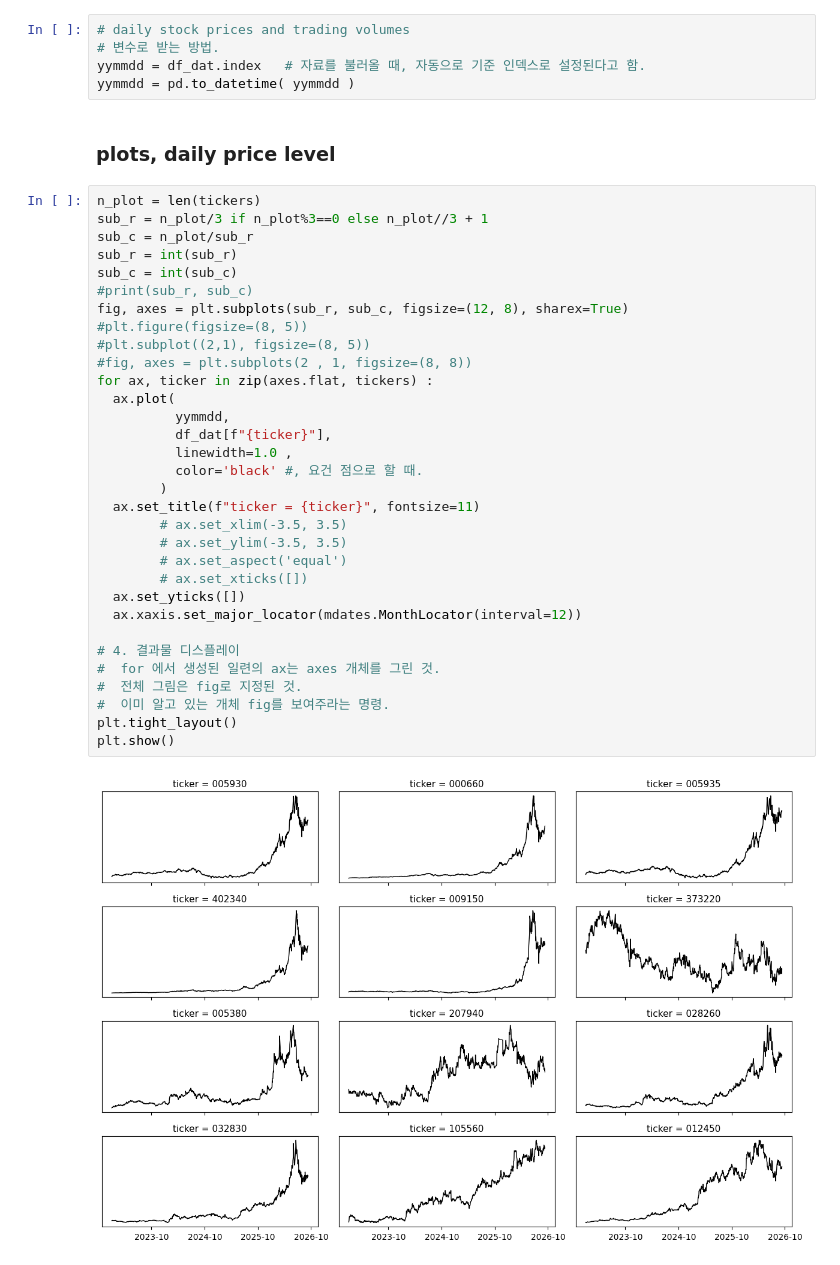
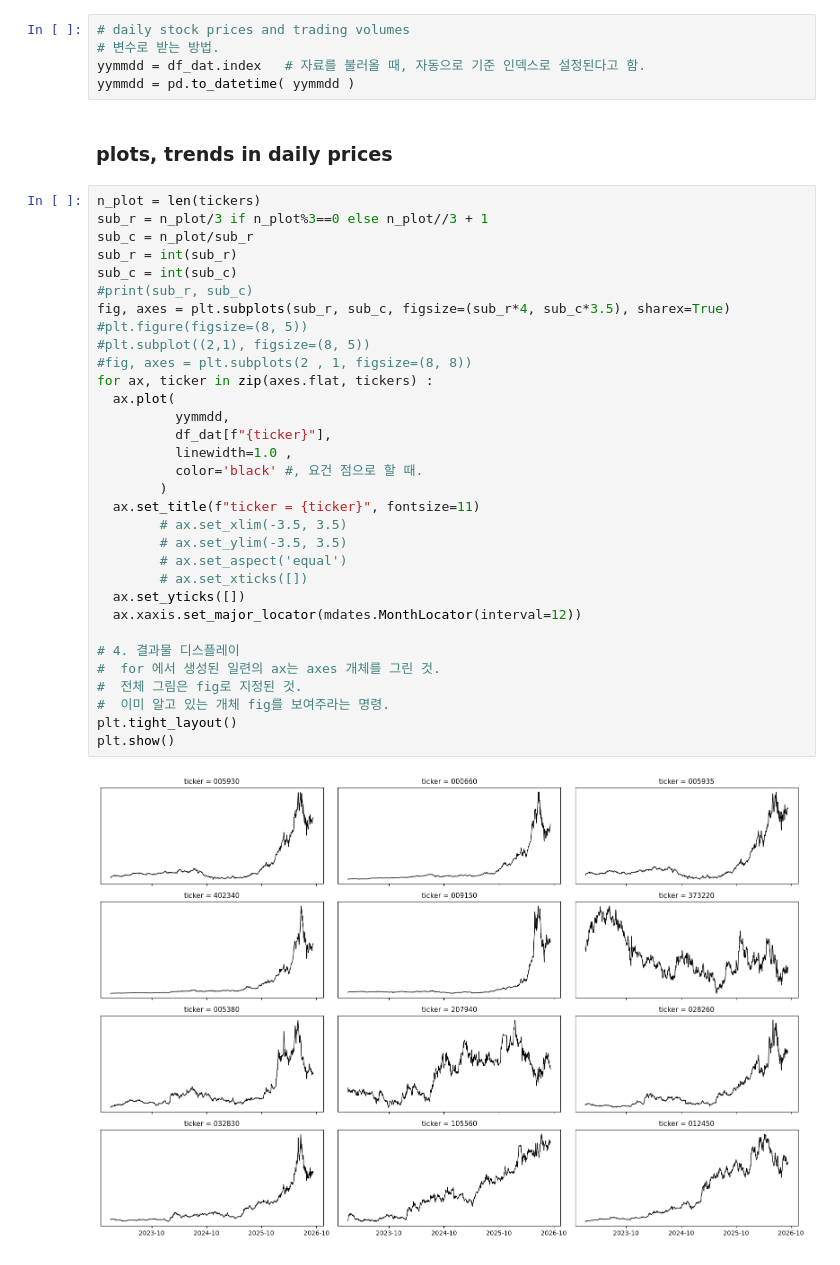
Before and after one commit to bahn28/salad, a Jupyter notebook: az_krx_001.ipynb, the cells around one changed output. Drawn from its saved outputs; the diff is of its cells as text.

```diff
--- a/az_krx_001.ipynb
+++ b/az_krx_001.ipynb
@@ -225,38 +229,38 @@ memory usage: 91.5 KB
 yymmdd = df_dat.index   # 자료를 불러올 때, 자동으로 기준 인덱스로 설정된다고 함.
 yymmdd = pd.to_datetime( yymmdd )
 # %% [markdown]
-### plots, daily price level
+### plots, trends in daily prices
 # %%
 n_plot = len(tickers)
 sub_r = n_plot/3 if n_plot%3==0 else n_plot//3 + 1
 sub_c = n_plot/sub_r
 sub_r = int(sub_r)
 sub_c = int(sub_c)
 #print(sub_r, sub_c)
-fig, axes = plt.subplots(sub_r, sub_c, figsize=(12, 8), sharex=True)
+fig, axes = plt.subplots(sub_r, sub_c, figsize=(sub_r*4, sub_c*3.5), sharex=True)
 #plt.figure(figsize=(8, 5))
 #plt.subplot((2,1), figsize=(8, 5))
 #fig, axes = plt.subplots(2 , 1, figsize=(8, 8))
 for ax, ticker in zip(axes.flat, tickers) :
   ax.plot(
           yymmdd,
           df_dat[f"{ticker}"],
           linewidth=1.0 ,
           color='black' #, 요건 점으로 할 때.
         )
   ax.set_title(f"ticker = {ticker}", fontsize=11)
         # ax.set_xlim(-3.5, 3.5)
         # ax.set_ylim(-3.5, 3.5)
         # ax.set_aspect('equal')
         # ax.set_xticks([])
   ax.set_yticks([])
   ax.xaxis.set_major_locator(mdates.MonthLocator(interval=12))
 
 # 4. 결과물 디스플레이
 #  for 에서 생성된 일련의 ax는 axes 개체를 그린 것.
 #  전체 그림은 fig로 지정된 것.
 #  이미 알고 있는 개체 fig를 보여주라는 명령.
 plt.tight_layout()
 plt.show()
 # %% [output]
-[figure, old version]
+[figure, new version]
```
Also changed, not shown: parts of 8 cells of this notebook.
